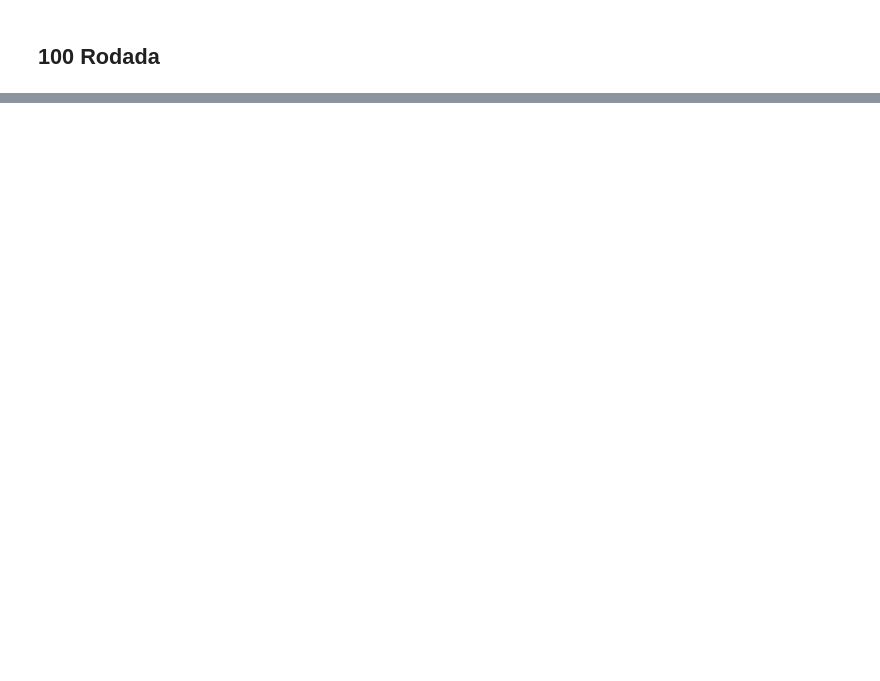
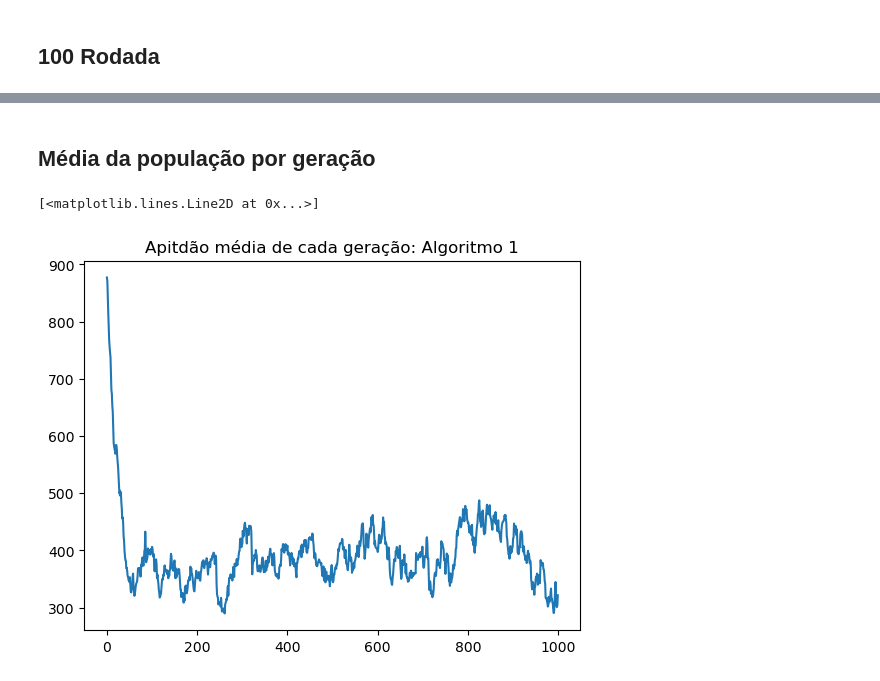
Before and after one commit to henriquefac/trabalho_IA, a Jupyter notebook: algoritmo/parte3/resgistros.ipynb, the cells around one changed output, grey strips where cells are left out. Cells and saved outputs as stored; diff of their text form; code cells hidden in the pictures; blank space fills up the shorter version.

```diff
--- a/algoritmo/parte3/resgistros.ipynb
+++ b/algoritmo/parte3/resgistros.ipynb
@@ -155,0 +171,12 @@ ImportError: Missing optional dependency 'Jinja2'. DataFrame.style requires jinj
+# %% [markdown]
+## Média da população por geração
+# %%
+# media da população
+# uso do algoritmo Alg_gen_bit
+alg_1 = Alg_gen_bit(bit = 15, pop_size= 100, restricoes=[-10, 10], max_generation= 1000)
+_, _, mean_per_gen =  alg_1.executar()
+plt.title("Apitdão média de cada geração: Algoritmo 1")
+plt.plot(mean_per_gen)
+# %% [output]
+[<matplotlib.lines.Line2D at 0x...>]
+[figure, added]
```
Also changed, not shown: parts of 6 cells of this notebook, 10 other files.
